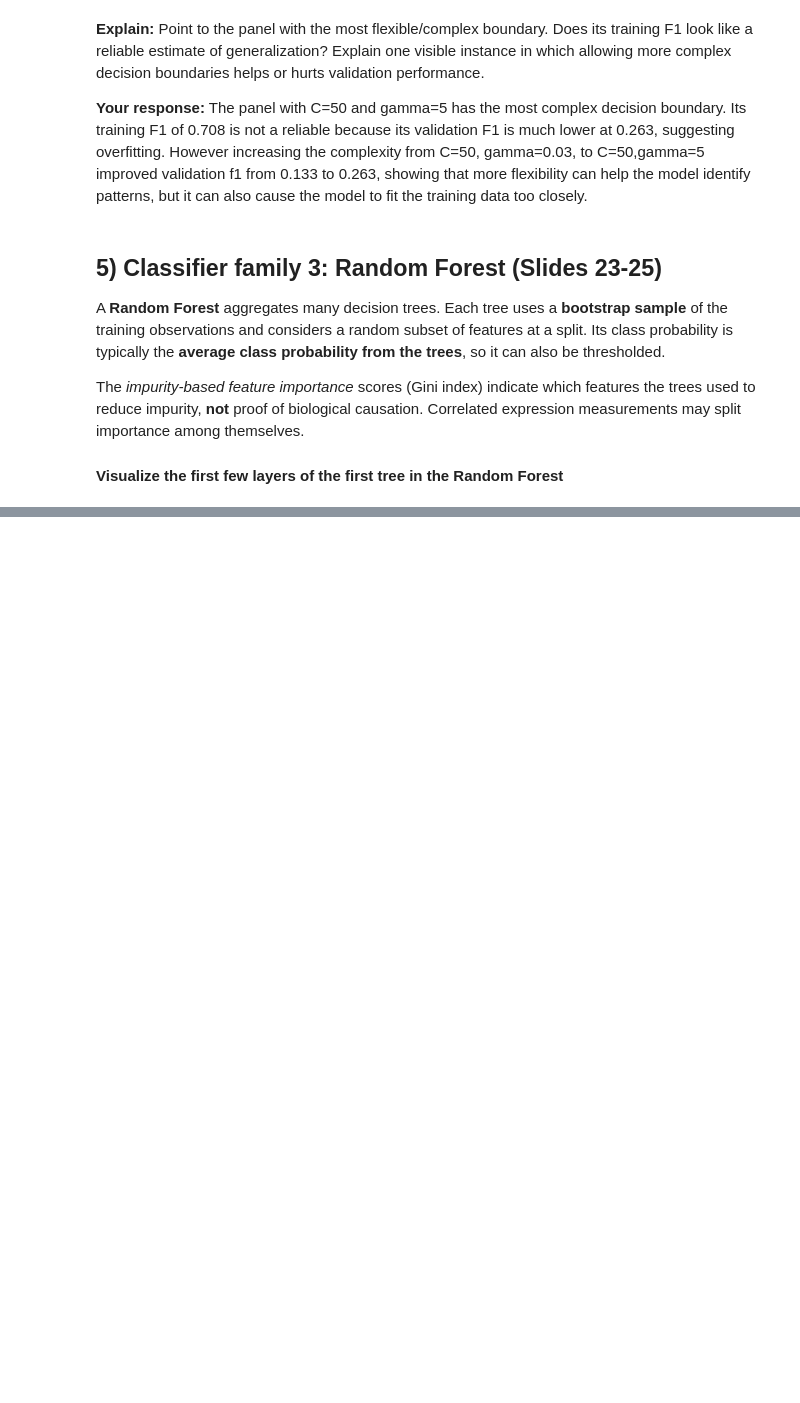
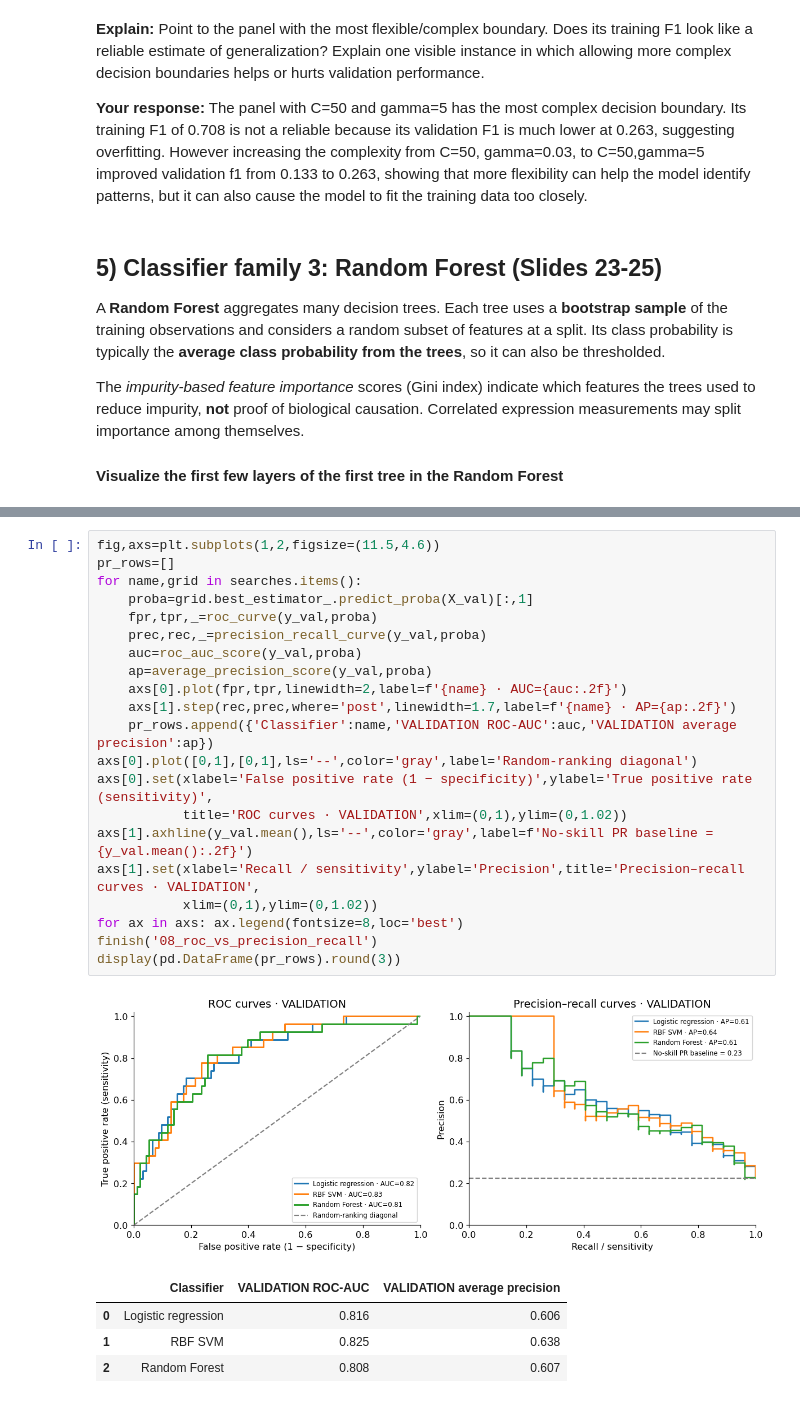
Before and after one commit to Madz2681/beginning-bioinformatics, a Jupyter notebook: Module10_Classifiers_Responder_vs_Nonresponder.ipynb, the cells around one changed output, grey strips where cells are left out. Cells and saved outputs as stored; diff of their text form; blank space fills up the shorter version.

```diff
--- a/Module10_Classifiers_Responder_vs_Nonresponder.ipynb
+++ b/Module10_Classifiers_Responder_vs_Nonresponder.ipynb
@@ -522,0 +720,27 @@ Random Forest validation F1: 0.432
+# %%
+fig,axs=plt.subplots(1,2,figsize=(11.5,4.6))
+pr_rows=[]
+for name,grid in searches.items():
+    proba=grid.best_estimator_.predict_proba(X_val)[:,1]
+    fpr,tpr,_=roc_curve(y_val,proba)
+    prec,rec,_=precision_recall_curve(y_val,proba)
+    auc=roc_auc_score(y_val,proba)
+    ap=average_precision_score(y_val,proba)
+    axs[0].plot(fpr,tpr,linewidth=2,label=f'{name} · AUC={auc:.2f}')
+    axs[1].step(rec,prec,where='post',linewidth=1.7,label=f'{name} · AP={ap:.2f}')
+    pr_rows.append({'Classifier':name,'VALIDATION ROC-AUC':auc,'VALIDATION average precision':ap})
+axs[0].plot([0,1],[0,1],ls='--',color='gray',label='Random-ranking diagonal')
+axs[0].set(xlabel='False positive rate (1 − specificity)',ylabel='True positive rate (sensitivity)',
+           title='ROC curves · VALIDATION',xlim=(0,1),ylim=(0,1.02))
+axs[1].axhline(y_val.mean(),ls='--',color='gray',label=f'No-skill PR baseline = {y_val.mean():.2f}')
+axs[1].set(xlabel='Recall / sensitivity',ylabel='Precision',title='Precision–recall curves · VALIDATION',
+           xlim=(0,1),ylim=(0,1.02))
+for ax in axs: ax.legend(fontsize=8,loc='best')
+finish('08_roc_vs_precision_recall')
+display(pd.DataFrame(pr_rows).round(3))
+# %% [output]
+[figure, added]
+|  | Classifier | VALIDATION ROC-AUC | VALIDATION average precision |
+| 0 | Logistic regression | 0.816 | 0.606 |
+| 1 | RBF SVM | 0.825 | 0.638 |
+| 2 | Random Forest | 0.808 | 0.607 |
```
Also changed, not shown: parts of 27 cells of this notebook.
